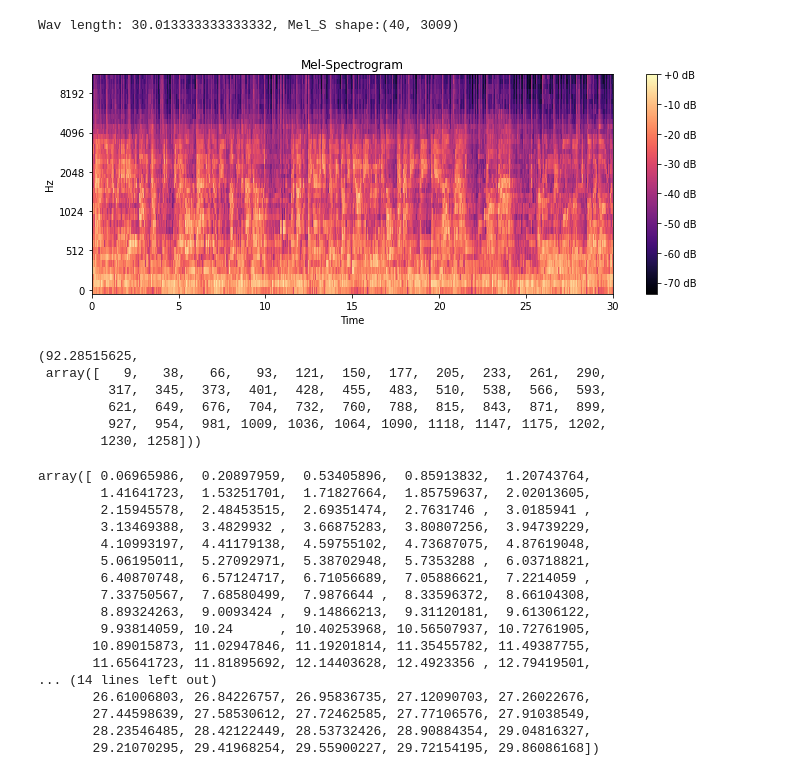
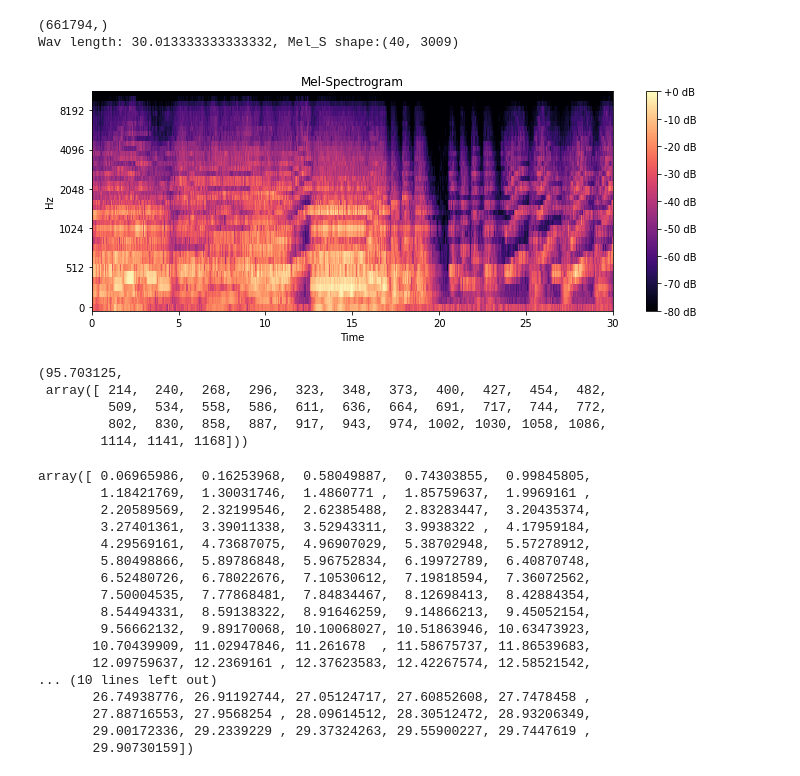
Before and after one commit to leedaedoo2/cakd5_1st_project, a Jupyter notebook: kaggle_data.ipynb, the cells around one changed output. Saved outputs shown, nothing was run; the diff lists cells and outputs as text; code cells hidden in the pictures.

```diff
--- a/kaggle_data.ipynb
+++ b/kaggle_data.ipynb
@@ -7,59 +7,59 @@ import matplotlib.pyplot as plt
 # %%
 frame_length = 0.025
 frame_stride = 0.010
 
 
-y, sr = librosa.load('./genres/country/country.00027.wav', sr=22050)
-
+y, sr = librosa.load('./genres/classical/classical.00012.wav', sr=22050)
+print(y.shape)
 # wav_length = len(y)/sr
 input_nfft = int(round(sr*frame_length))
 input_stride = int(round(sr*frame_stride))
 
 S = librosa.feature.melspectrogram(y=y, n_mels=40, n_fft=input_nfft, hop_length=input_stride)
 
 print("Wav length: {}, Mel_S shape:{}".format(len(y)/sr,np.shape(S)))
 
 plt.figure(figsize=(10, 4))
 librosa.display.specshow(librosa.power_to_db(S, ref=np.max), y_axis='mel', sr=sr, hop_length=input_stride, x_axis='time')
 plt.colorbar(format='%+2.0f dB')
 plt.title('Mel-Spectrogram')
 plt.tight_layout()
 plt.savefig('Mel-Spectrogram example.png')
 plt.show()
 # %% [output]
+(661794,)
 Wav length: 30.013333333333332, Mel_S shape:(40, 3009)
-[figure, old version]
+[figure, new version]
 # %%
 # 해당 음악의 bpm(beat per minute) 출력
 tempo, beats = librosa.beat.beat_track(y=y, sr=sr)
 tempo,beats
 # %% [output]
-(92.28515625,
- array([   9,   38,   66,   93,  121,  150,  177,  205,  233,  261,  290,
-         317,  345,  373,  401,  428,  455,  483,  510,  538,  566,  593,
-         621,  649,  676,  704,  732,  760,  788,  815,  843,  871,  899,
-         927,  954,  981, 1009, 1036, 1064, 1090, 1118, 1147, 1175, 1202,
-        1230, 1258]))
+(95.703125,
+ array([ 214,  240,  268,  296,  323,  348,  373,  400,  427,  454,  482,
+         509,  534,  558,  586,  611,  636,  664,  691,  717,  744,  772,
+         802,  830,  858,  887,  917,  943,  974, 1002, 1030, 1058, 1086,
+        1114, 1141, 1168]))
 # %%
 display(librosa.onset.onset_detect(y=y, sr=sr, units='time'))
 # %% [output]
-array([ 0.06965986,  0.20897959,  0.53405896,  0.85913832,  1.20743764,
-        1.41641723,  1.53251701,  1.71827664,  1.85759637,  2.02013605,
-        2.15945578,  2.48453515,  2.69351474,  2.7631746 ,  3.0185941 ,
-        3.13469388,  3.4829932 ,  3.66875283,  3.80807256,  3.94739229,
-        4.10993197,  4.41179138,  4.59755102,  4.73687075,  4.87619048,
-        5.06195011,  5.27092971,  5.38702948,  5.7353288 ,  6.03718821,
-        6.40870748,  6.57124717,  6.71056689,  7.05886621,  7.2214059 ,
-        7.33750567,  7.68580499,  7.9876644 ,  8.33596372,  8.66104308,
-        8.89324263,  9.0093424 ,  9.14866213,  9.31120181,  9.61306122,
-        9.93814059, 10.24      , 10.40253968, 10.56507937, 10.72761905,
-       10.89015873, 11.02947846, 11.19201814, 11.35455782, 11.49387755,
-       11.65641723, 11.81895692, 12.14403628, 12.4923356 , 12.79419501,
-... (14 lines left out)
-       26.61006803, 26.84226757, 26.95836735, 27.12090703, 27.26022676,
-       27.44598639, 27.58530612, 27.72462585, 27.77106576, 27.91038549,
-       28.23546485, 28.42122449, 28.53732426, 28.90884354, 29.04816327,
-       29.21070295, 29.41968254, 29.55900227, 29.72154195, 29.86086168])
+array([ 0.06965986,  0.16253968,  0.58049887,  0.74303855,  0.99845805,
+        1.18421769,  1.30031746,  1.4860771 ,  1.85759637,  1.9969161 ,
+        2.20589569,  2.32199546,  2.62385488,  2.83283447,  3.20435374,
+        3.27401361,  3.39011338,  3.52943311,  3.9938322 ,  4.17959184,
+        4.29569161,  4.73687075,  4.96907029,  5.38702948,  5.57278912,
+        5.80498866,  5.89786848,  5.96752834,  6.19972789,  6.40870748,
+        6.52480726,  6.78022676,  7.10530612,  7.19818594,  7.36072562,
+        7.50004535,  7.77868481,  7.84834467,  8.12698413,  8.42884354,
+        8.54494331,  8.59138322,  8.91646259,  9.14866213,  9.45052154,
+        9.56662132,  9.89170068, 10.10068027, 10.51863946, 10.63473923,
+       10.70439909, 11.02947846, 11.261678  , 11.58675737, 11.86539683,
+       12.09759637, 12.2369161 , 12.37623583, 12.42267574, 12.58521542,
+... (10 lines left out)
+       26.74938776, 26.91192744, 27.05124717, 27.60852608, 27.7478458 ,
+       27.88716553, 27.9568254 , 28.09614512, 28.30512472, 28.93206349,
+       29.00172336, 29.2339229 , 29.37324263, 29.55900227, 29.7447619 ,
+       29.90730159])
 # %%
 import matplotlib.pyplot as plt
 o_env = librosa.onset.onset_strength(y=y, sr=sr)
```
Also changed, not shown: parts of 8 cells of this notebook.
